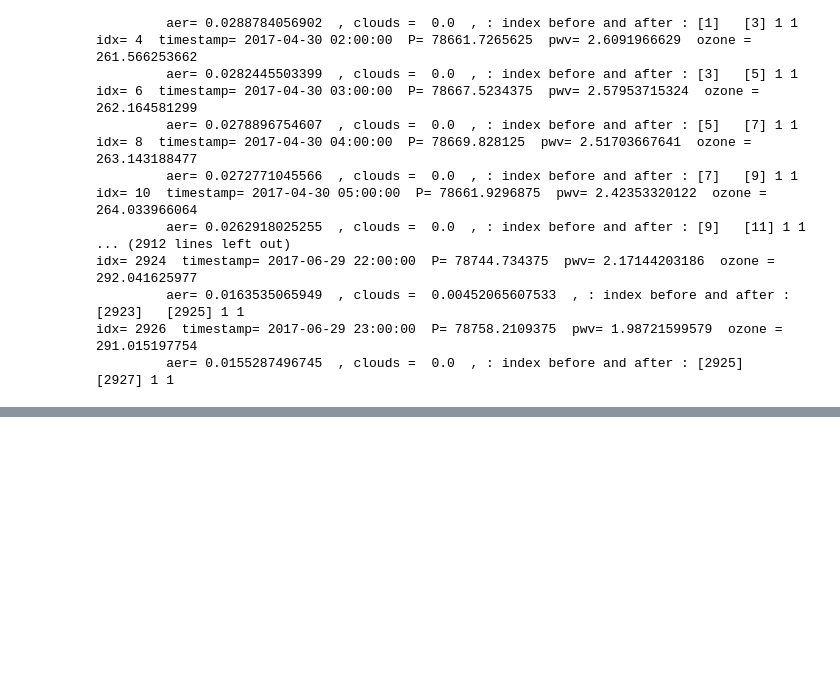
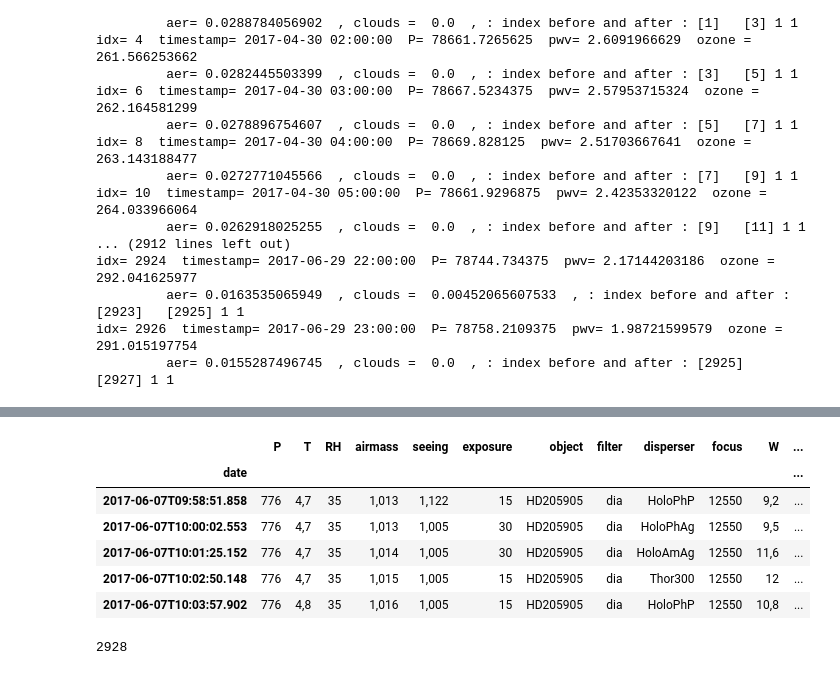
Before and after one commit to sylvielsstfr/GMAOMERRA2, a Jupyter notebook: atmtranspsim/DumpMerra2Data.ipynb, the cells around one changed output, grey strips where cells are left out. Saved outputs shown, nothing was run; the diff lists cells and outputs as text; code cells hidden in the pictures; blank space fills up the shorter version.

```diff
--- a/atmtranspsim/DumpMerra2Data.ipynb
+++ b/atmtranspsim/DumpMerra2Data.ipynb
@@ -161,0 +180,10 @@ idx= 2926  timestamp= 2017-06-29 23:00:00  P= 78758.2109375  pwv= 1.98721599579
+# %%
+df_ctio_sel.tail()
+# %% [output]
+|  | P | T | RH | airmass | seeing | exposure | object | filter | disperser | focus | W | ... |
+| date |  |  |  |  |  |  |  |  |  |  |  | ... |
+| 2017-06-07T09:58:51.858 | 776 | 4,7 | 35 | 1,013 | 1,122 | 15 | HD205905 | dia | HoloPhP | 12550 | 9,2 | ... |
+| 2017-06-07T10:00:02.553 | 776 | 4,7 | 35 | 1,013 | 1,005 | 30 | HD205905 | dia | HoloPhAg | 12550 | 9,5 | ... |
+| 2017-06-07T10:01:25.152 | 776 | 4,7 | 35 | 1,014 | 1,005 | 30 | HD205905 | dia | HoloAmAg | 12550 | 11,6 | ... |
+| 2017-06-07T10:02:50.148 | 776 | 4,7 | 35 | 1,015 | 1,005 | 15 | HD205905 | dia | Thor300 | 12550 | 12 | ... |
+| 2017-06-07T10:03:57.902 | 776 | 4,8 | 35 | 1,016 | 1,005 | 15 | HD205905 | dia | HoloPhP | 12550 | 10,8 | ... |
@@ -161,0 +192,4 @@ idx= 2926  timestamp= 2017-06-29 23:00:00  P= 78758.2109375  pwv= 1.98721599579
+# %%
+len(all_datetime_merra2)
+# %% [output]
+2928
```
Also changed, not shown: parts of 10 cells of this notebook.
